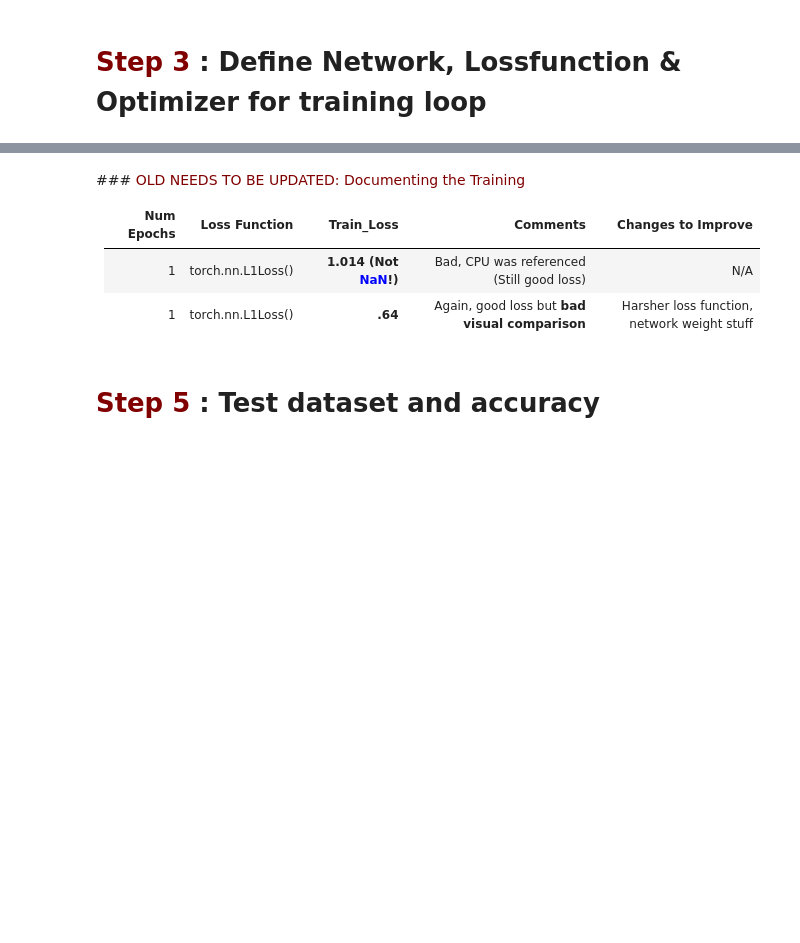
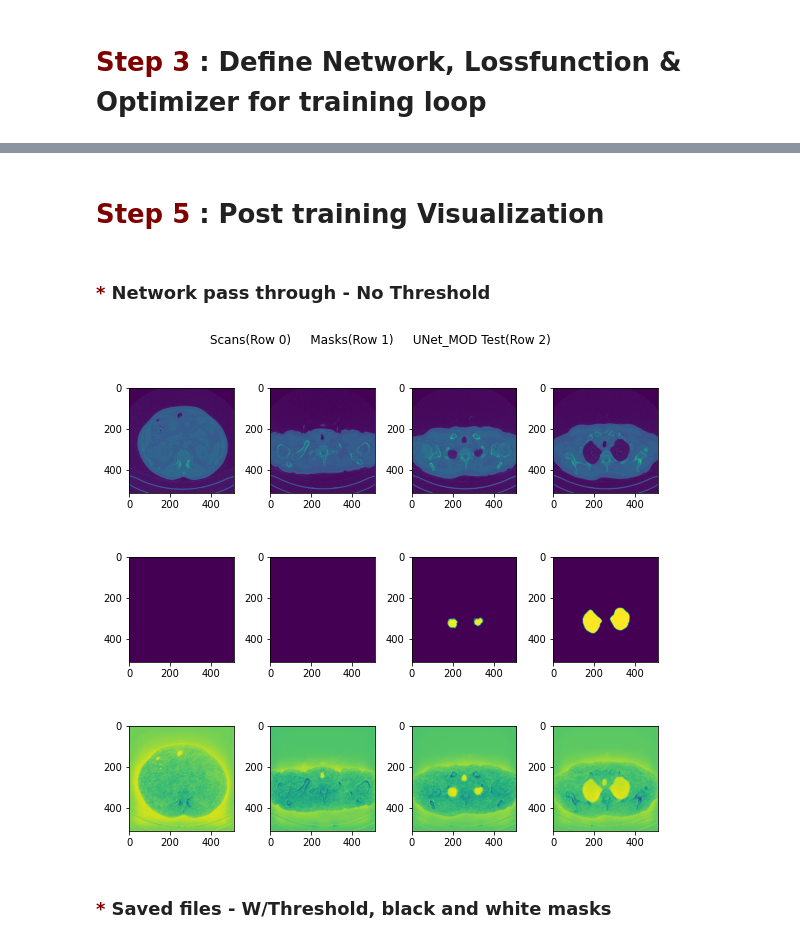
Before and after one commit to seyhosseini/AML-AVGAN-22, a Jupyter notebook: Part1_A_V_Seperation.ipynb, the cells around one changed output, grey strips where cells are left out. Saved outputs shown, nothing was run; the diff lists cells and outputs as text; code cells hidden in the pictures; blank space fills up the shorter version.

```diff
--- a/Part1_A_V_Seperation.ipynb
+++ b/Part1_A_V_Seperation.ipynb
@@ -842,9 +916,9 @@ Step 3: Training setup
 DEVICE = torch.device("cuda:0" if torch.cuda.is_available() else "cpu")
 
 # Drop the networks form the above visualization block
-# net.cpu()
-# net2.cpu()
-# net3.cpu()
+net.cpu()
+net2.cpu()
+net3.cpu()
 
 # model = Unet().to(DEVICE, dtype = float)
 model = UNet_V2().to(device=DEVICE, dtype = torch.float)
@@ -858,12 +932,12 @@ model = UNet_V2().to(device=DEVICE, dtype = torch.float)
 # -------- TODO: Decide on optimal loss function and optimzers
 
 lossfn = nn.BCEWithLogitsLoss()
-learning_rate = .000095
-
+learning_rate = .0006
 # Idealized optimizers (From HW6 & Various trainings)
-# op = optim.SGD(net_final.parameters(),lr = learning_rate, momentum=.9, dampening=.5, weight_decay = 0.0002)
+# op = optim.SGD(model.parameters(),lr = learning_rate, momentum=.75, dampening=.5, weight_decay = 0.0004)
 # op =  optim.Adam(model.parameters(), lr=LEARNING_RATE, weight_decay = 0.0006)
-op = optim.Adam(model.parameters(), lr = learning_rate, betas = (.0045,.90), eps = .30, weight_decay = 0.00065)
+op = optim.Adam(model.parameters(), lr = learning_rate, betas = (.002,.98), eps = .35, weight_decay = 0.00065)
+# op = optim.Adam(model.parameters(), lr = learning_rate, betas = (.01,.80), eps = .50, weight_decay = 0.00065)
 
 # # Specify which optimzer here
 optimizer = op
@@ -1035,12 +1111,31 @@ Finished Training in 8 mins
-# %% [markdown]
-###<font color =maroon > OLD NEEDS TO BE UPDATED: Documenting the Training </font>
-
-|Num Epochs| Loss Function | Train_Loss| Comments | Changes to Improve |
-|----| ---- | ---- | ---- | ---- |
-|1|torch.nn.L1Loss()|<b> 1.014 (Not <font color= blue>NaN</font>!)</b>| Bad, CPU was referenced (Still good loss)| N/A |
-|1|torch.nn.L1Loss()|<b> .64 |Again, good loss but **bad visual comparison**| Harsher loss function, network weight stuff |
 # %% [markdown]
-# <font color = Maroon> <b> Step 5 </b> </font> : Test dataset and accuracy
+# <font color = Maroon> <b> Step 5 </b> </font> : Post training Visualization
+# %% [markdown]
+### <font color = Maroon> <b> * </b> </font> Network pass through - No Threshold
+# %%
+"""
+Step 5: Visualizing network output
+"""
+
+# --------- NETWORK IN/OUT TESTING ------- #
+fig ,ax = plt.subplots(3,4,figsize=(8,8))
+fig.set_tight_layout(True)
+fig.suptitle("Scans(Row 0)     Masks(Row 1)     UNet_MOD Test(Row 2)")
+
+for i, data in enumerate(testLoader, 0):
+
+  # Graph 4 instances of the input and label
+  if i==4: break
+  else:
+    inputs, labels = data[0].to(device = device, dtype = torch.float), data[1].to(device = device, dtype = torch.float)
+
+    ax[0][i].imshow(np.squeeze(np.squeeze(np.asarray(inputs.cpu().detach().numpy()))))
+    ax[1][i].imshow(np.squeeze(np.squeeze(np.asarray(labels.cpu().detach().numpy()))))
+    ax[2][i].imshow(np.squeeze(np.squeeze(np.asarray(model(inputs).cpu().detach().numpy()))))
+# %% [output]
+[figure, added]
+# %% [markdown]
+### <font color = Maroon> <b> * </b> </font> Saved files - W/Threshold, black and white masks
 # %%
 # Grab image references from the local files
 
```
Also changed, not shown: parts of 25 cells of this notebook.
